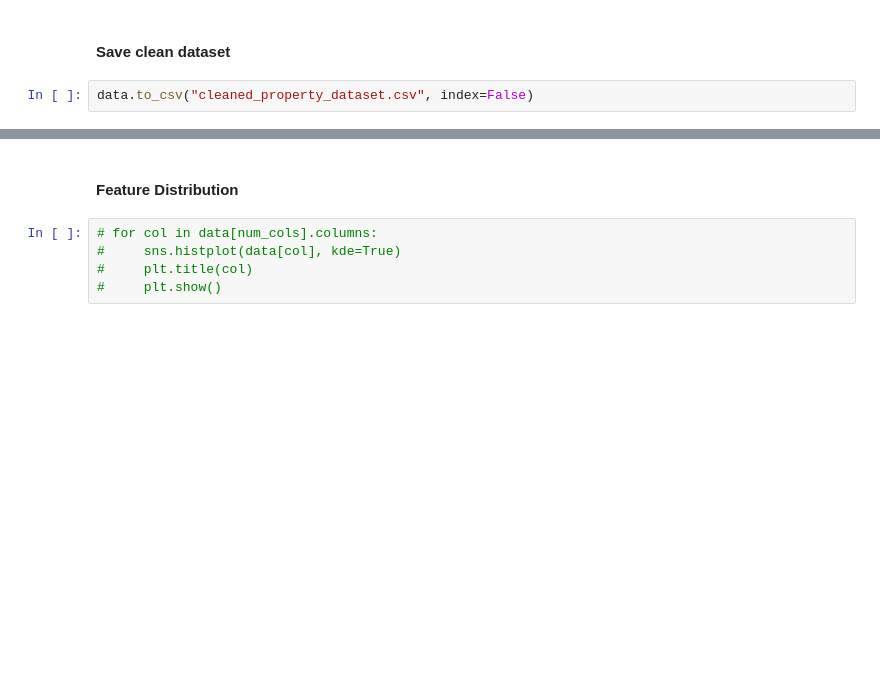
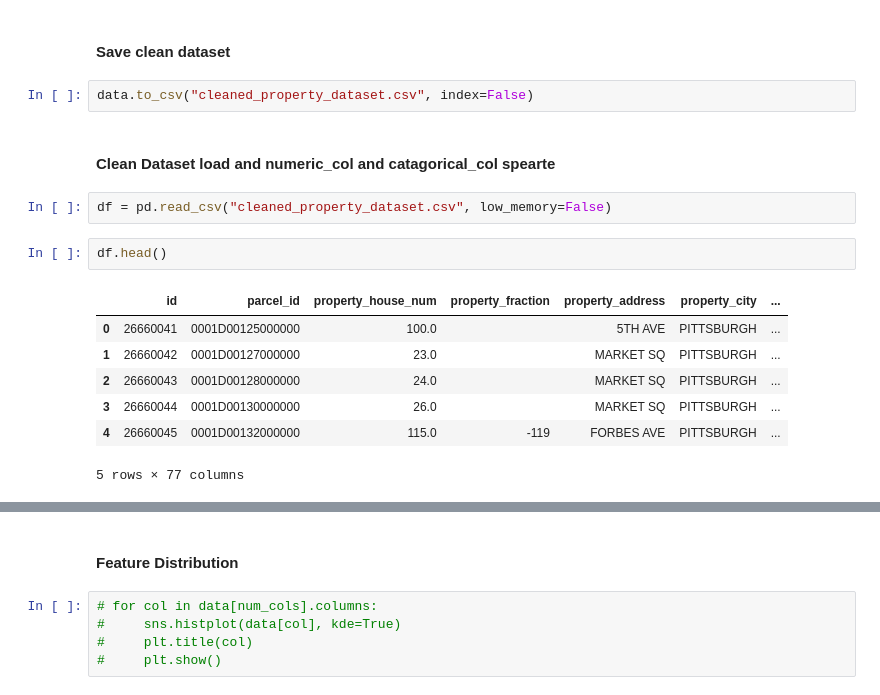
Before and after one commit to ussamasaeed/Allegheny-County-Property-Sale-analysis, a Jupyter notebook: notebook.ipynb, the cells around one changed output, grey strips where cells are left out. Cells and saved outputs as stored; diff of their text form; blank space fills up the shorter version.

```diff
--- a/notebook.ipynb
+++ b/notebook.ipynb
@@ -466,3 +466,17 @@ Length: 77, dtype: int64
 #### Save clean dataset
 # %%
 data.to_csv("cleaned_property_dataset.csv", index=False)
+# %% [markdown]
+#### Clean Dataset load and numeric_col and catagorical_col spearte
+# %%
+df = pd.read_csv("cleaned_property_dataset.csv", low_memory=False)
+# %%
+df.head()
+# %% [output]
+|  | id | parcel_id | property_house_num | property_fraction | property_address | property_city | ... |
+| 0 | 26660041 | 0001D00125000000 | 100.0 |  | 5TH AVE | PITTSBURGH | ... |
+| 1 | 26660042 | 0001D00127000000 | 23.0 |  | MARKET SQ | PITTSBURGH | ... |
+| 2 | 26660043 | 0001D00128000000 | 24.0 |  | MARKET SQ | PITTSBURGH | ... |
+| 3 | 26660044 | 0001D00130000000 | 26.0 |  | MARKET SQ | PITTSBURGH | ... |
+| 4 | 26660045 | 0001D00132000000 | 115.0 | -119 | FORBES AVE | PITTSBURGH | ... |
+5 rows × 77 columns
```
Also changed, not shown: parts of 4 cells of this notebook.
